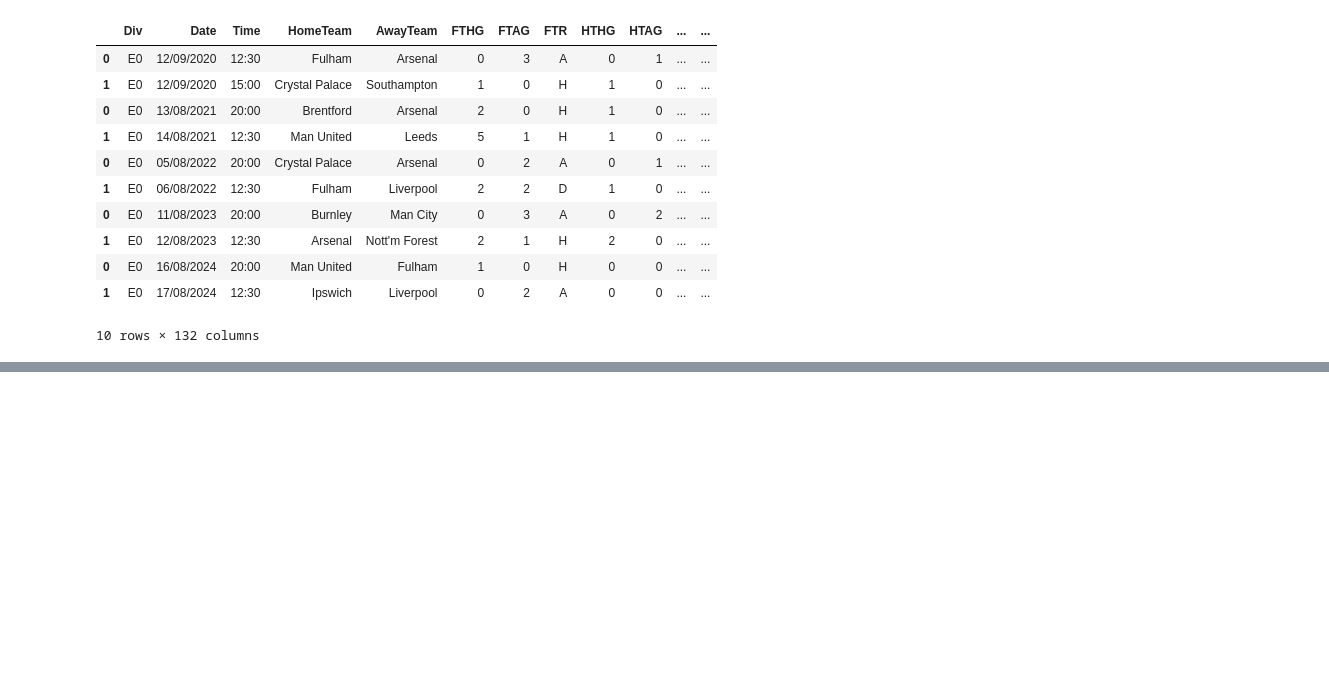
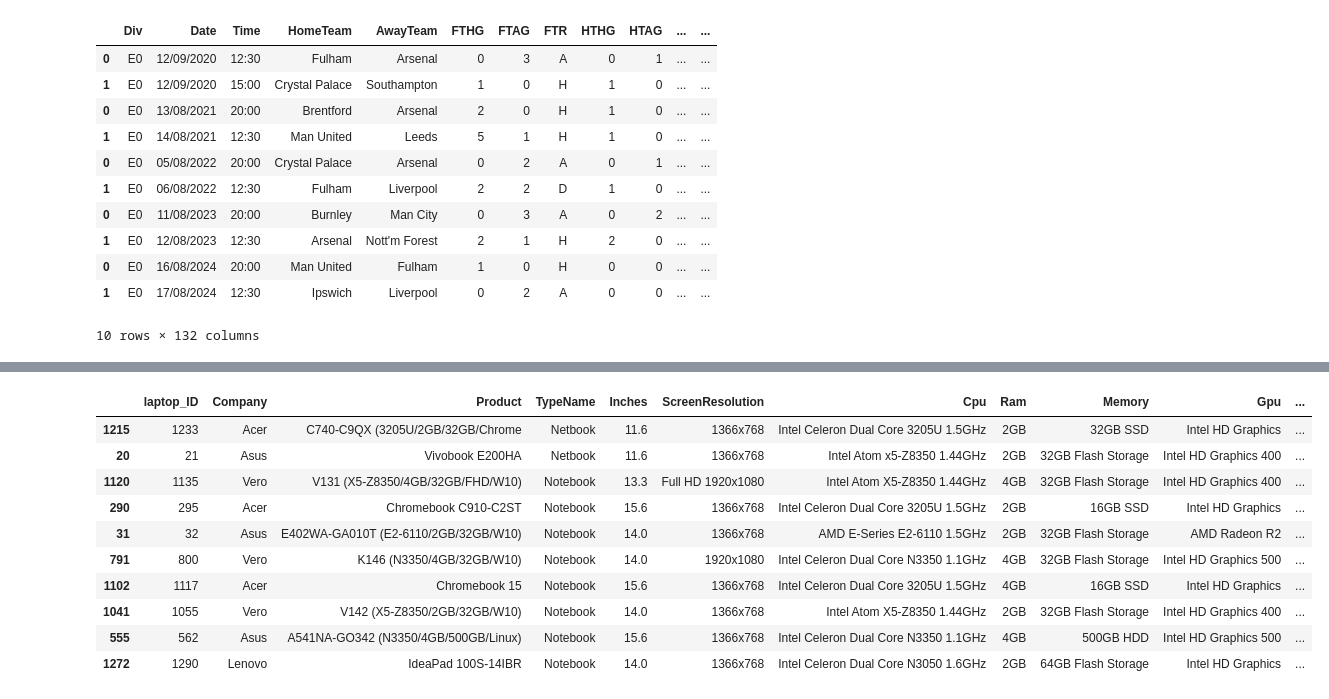
Before and after one commit to cgcb-01/Python-and-data-science-notes, a Jupyter notebook: pandasNotes.ipynb, the cells around one changed output, grey strips where cells are left out. Saved outputs shown, nothing was run; the diff lists cells and outputs as text; code cells hidden in the pictures; blank space fills up the shorter version.

Commit message:
Filtering of data

```diff
--- a/pandasNotes.ipynb
+++ b/pandasNotes.ipynb
@@ -902,0 +893,8 @@ df
+# %%
+import numpy as np
+import pandas as pd
+
+# reading from the correct raw url
+url = "https://raw.githubusercontent.com/thepycoach/python-for-data-science/main/04.Filtering%20Data/laptop_price.csv"
+df = pd.read_csv(url, encoding='ISO-8859-1')
+df.head(3)
@@ -902,0 +953,17 @@ df
+# %%
+# Filtering dataframe which dont have "HP" in the "Company" name
+df[df["Company"]!="HP"]
+
+df[df["Company"]!="HP"].sort_values(by='Price_euros').head(10) # sorting by price in ascending order
+# %% [output]
+|  | laptop_ID | Company | Product | TypeName | Inches | ScreenResolution | Cpu | Ram | Memory | Gpu | ... |
+| 1215 | 1233 | Acer | C740-C9QX (3205U/2GB/32GB/Chrome | Netbook | 11.6 | 1366x768 | Intel Celeron Dual Core 3205U 1.5GHz | 2GB | 32GB SSD | Intel HD Graphics | ... |
+| 20 | 21 | Asus | Vivobook E200HA | Netbook | 11.6 | 1366x768 | Intel Atom x5-Z8350 1.44GHz | 2GB | 32GB Flash Storage | Intel HD Graphics 400 | ... |
+| 1120 | 1135 | Vero | V131 (X5-Z8350/4GB/32GB/FHD/W10) | Notebook | 13.3 | Full HD 1920x1080 | Intel Atom X5-Z8350 1.44GHz | 4GB | 32GB Flash Storage | Intel HD Graphics 400 | ... |
+| 290 | 295 | Acer | Chromebook C910-C2ST | Notebook | 15.6 | 1366x768 | Intel Celeron Dual Core 3205U 1.5GHz | 2GB | 16GB SSD | Intel HD Graphics | ... |
+| 31 | 32 | Asus | E402WA-GA010T (E2-6110/2GB/32GB/W10) | Notebook | 14.0 | 1366x768 | AMD E-Series E2-6110 1.5GHz | 2GB | 32GB Flash Storage | AMD Radeon R2 | ... |
+| 791 | 800 | Vero | K146 (N3350/4GB/32GB/W10) | Notebook | 14.0 | 1920x1080 | Intel Celeron Dual Core N3350 1.1GHz | 4GB | 32GB Flash Storage | Intel HD Graphics 500 | ... |
+| 1102 | 1117 | Acer | Chromebook 15 | Notebook | 15.6 | 1366x768 | Intel Celeron Dual Core 3205U 1.5GHz | 4GB | 16GB SSD | Intel HD Graphics | ... |
+| 1041 | 1055 | Vero | V142 (X5-Z8350/2GB/32GB/W10) | Notebook | 14.0 | 1366x768 | Intel Atom X5-Z8350 1.44GHz | 2GB | 32GB Flash Storage | Intel HD Graphics 400 | ... |
+| 555 | 562 | Asus | A541NA-GO342 (N3350/4GB/500GB/Linux) | Notebook | 15.6 | 1366x768 | Intel Celeron Dual Core N3350 1.1GHz | 4GB | 500GB HDD | Intel HD Graphics 500 | ... |
+| 1272 | 1290 | Lenovo | IdeaPad 100S-14IBR | Notebook | 14.0 | 1366x768 | Intel Celeron Dual Core N3050 1.6GHz | 2GB | 64GB Flash Storage | Intel HD Graphics | ... |
```
Also changed, not shown: parts of 22 cells of this notebook.
